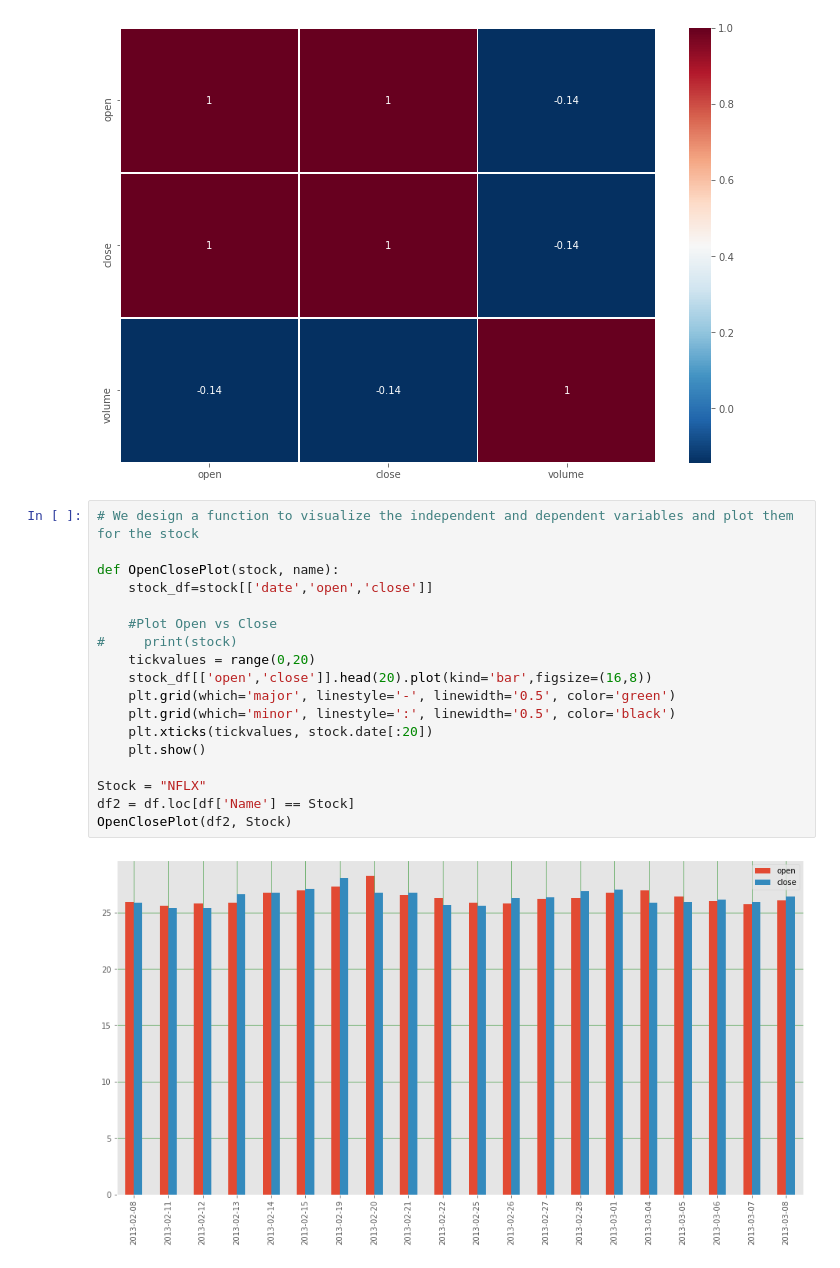
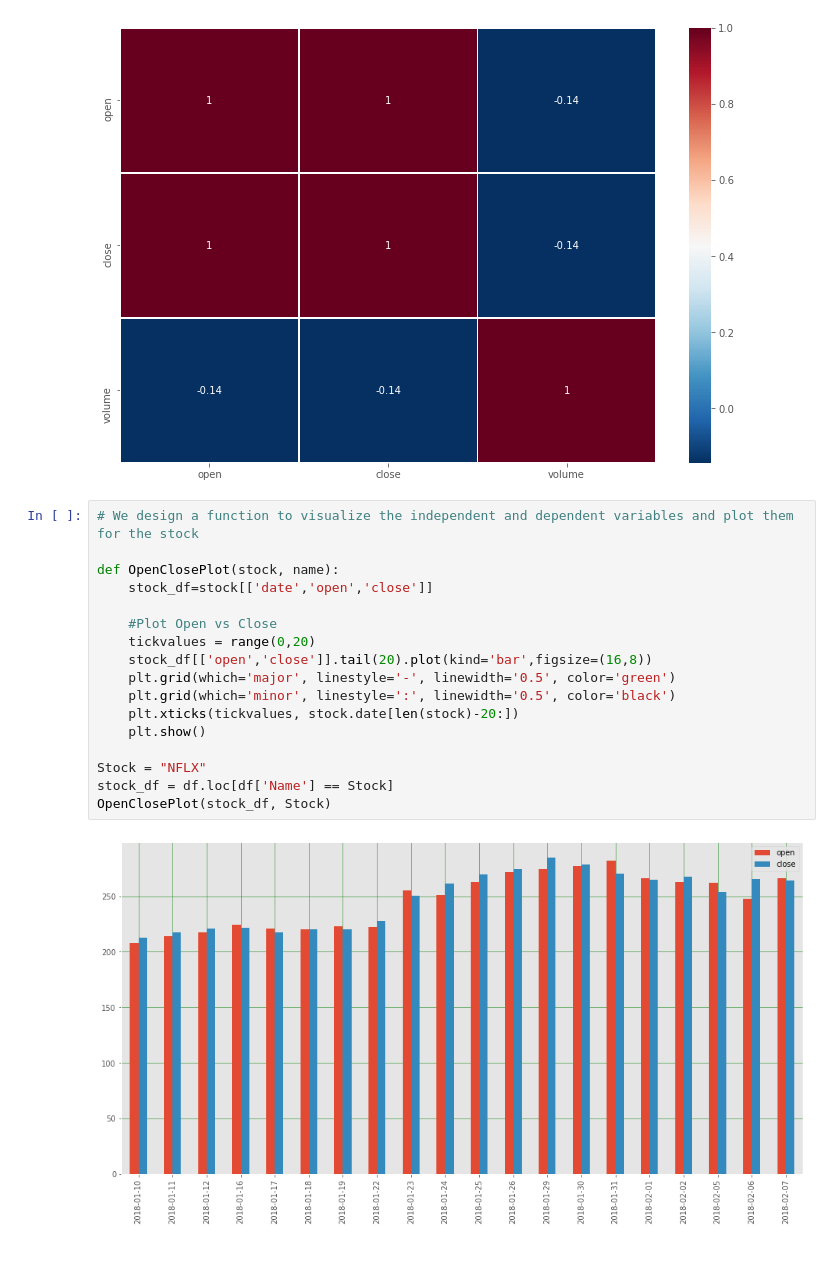
Before and after one commit to Akshantjain/cs418project, a Jupyter notebook: Final-Project.ipynb, the cells around one changed output. Saved outputs shown, nothing was run; the diff lists cells and outputs as text.

```diff
--- a/Final-Project.ipynb
+++ b/Final-Project.ipynb
@@ -208,20 +208,19 @@ cmap='RdBu_r', annot=True, linewidth=0.5)
 # %%
 # We design a function to visualize the independent and dependent variables and plot them for the stock
 
 def OpenClosePlot(stock, name):
     stock_df=stock[['date','open','close']]
 
     #Plot Open vs Close
-#     print(stock)
     tickvalues = range(0,20)
-    stock_df[['open','close']].head(20).plot(kind='bar',figsize=(16,8))
+    stock_df[['open','close']].tail(20).plot(kind='bar',figsize=(16,8))
     plt.grid(which='major', linestyle='-', linewidth='0.5', color='green')
     plt.grid(which='minor', linestyle=':', linewidth='0.5', color='black')
-    plt.xticks(tickvalues, stock.date[:20])
+    plt.xticks(tickvalues, stock.date[len(stock)-20:])
     plt.show()
 
 Stock = "NFLX"
-df2 = df.loc[df['Name'] == Stock]
-OpenClosePlot(df2, Stock)
+stock_df = df.loc[df['Name'] == Stock]
+OpenClosePlot(stock_df, Stock)
 # %% [output]
-[figure, old version]
+[figure, new version]
```
Also changed, not shown: parts of 2 cells of this notebook.
